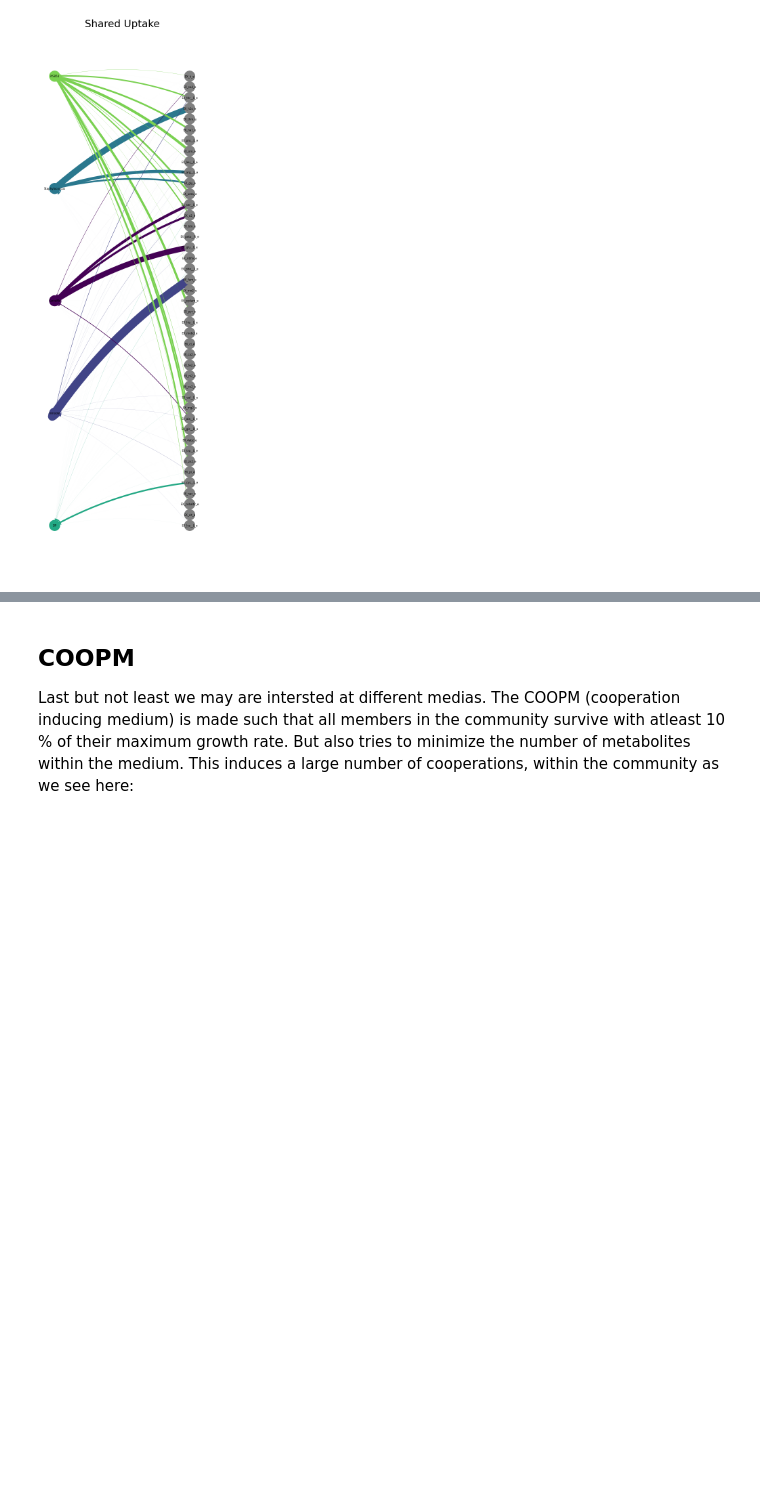
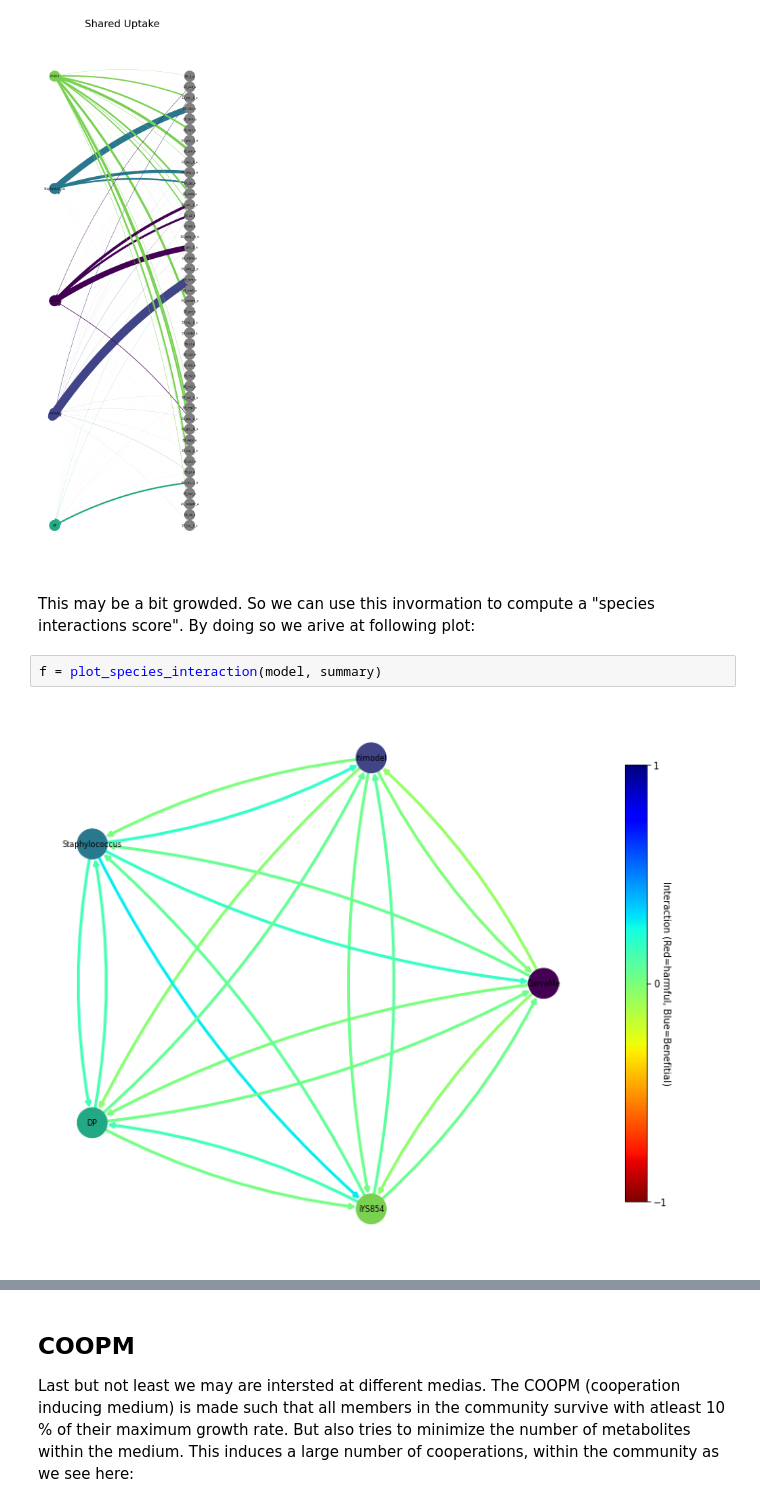
Before and after one commit to manuelgloeckler/ncmw, a Jupyter notebook: docs/community.ipynb, the cells around one changed output, grey strips where cells are left out. Drawn from its saved outputs; the diff is of its cells as text; blank space fills up the shorter version.

```diff
--- a/docs/community.ipynb
+++ b/docs/community.ipynb
@@ -94,3 +96,9 @@ fig = plot_community_interaction(model, summary)
 f = plot_community_uptake_graph(model, summary)
 # %% [output]
 [figure]
+# %% [markdown]
+This may be a bit growded. So we can use this invormation to compute a "species interactions score". By doing so we arive at following plot:
+# %%
+f = plot_species_interaction(model, summary)
+# %% [output]
+[figure, added]
```
Also changed, not shown: parts of 19 cells of this notebook, 5 other files.
